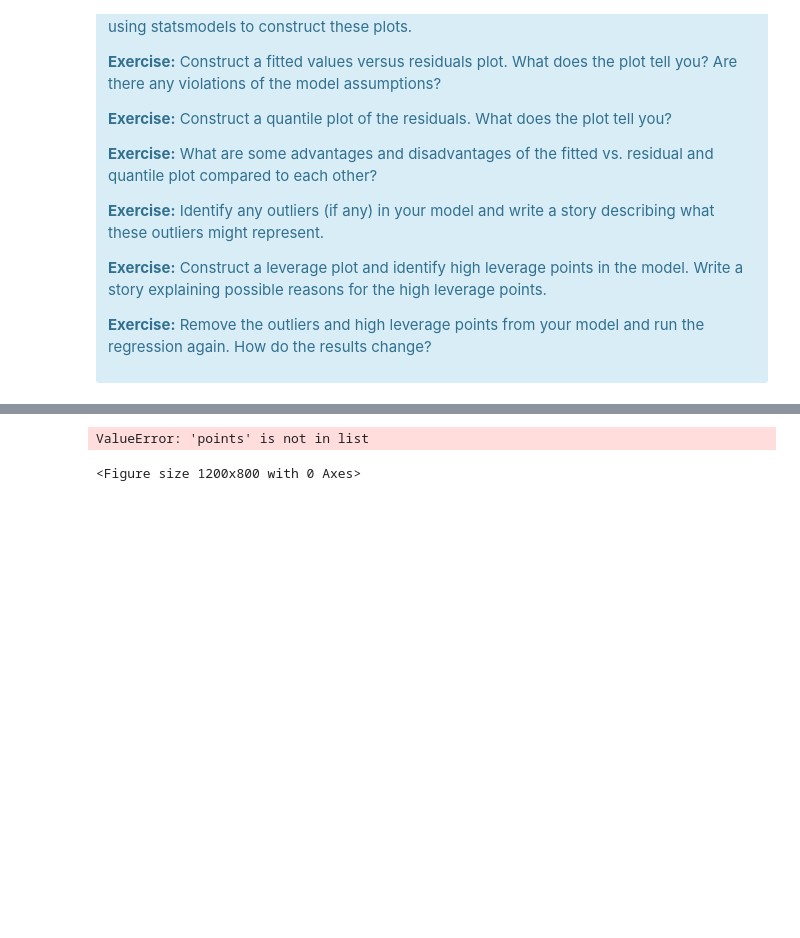
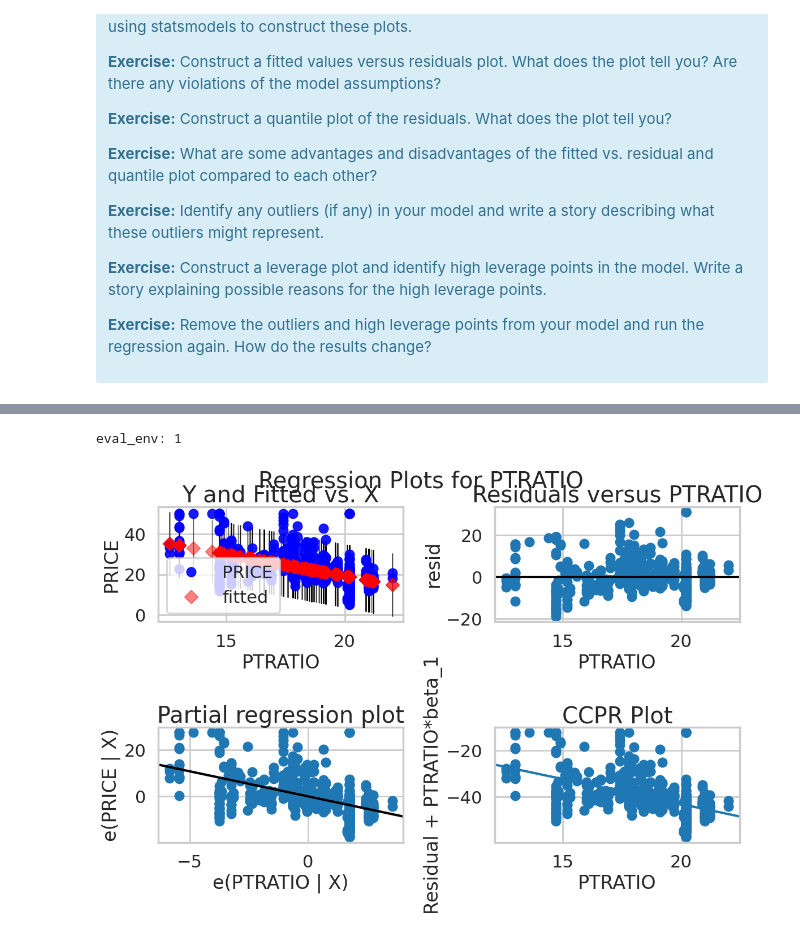
Before and after one commit to wclem/11.4.1-Linear-Regression, a Jupyter notebook: Mini_Project_Linear_Regression.ipynb, the cells around one changed output, grey strips where cells are left out. Cells and saved outputs as stored; diff of their text form; code cells hidden in the pictures; blank space fills up the shorter version.

```diff
--- a/Mini_Project_Linear_Regression.ipynb
+++ b/Mini_Project_Linear_Regression.ipynb
@@ -748,12 +766,12 @@ Notes:
 </div>
 # %%
 # your turn
-data = X[['PTRATIO', 'RM', 'CRIM']]
+
 #define response variable
 y = bos.PRICE
 
 #define predictor variables
-x = data
+x = X[['PTRATIO', 'RM', 'CRIM']]
 
 #add constant to predictor variables
 x = sm.add_constant(x)
@@ -809,3 +827,20 @@ where $L$ is the likelihood of the model. AIC is meaningless in the absolute sen
 
 <p><b>Exercise:</b> Find another variable (or two) to add to the model we built in Part 3. Compute the $F$-test comparing the two models as well as the AIC. Which model is better?</p>
 </div>
+# %%
+# your turn
+
+#define response variable
+y = bos.PRICE
+
+#define predictor variables
+x = X[['PTRATIO', 'RM', 'CRIM', 'RAD', 'TAX']]
+
+#add constant to predictor variables
+x = sm.add_constant(x)
+
+#fit linear regression model
+model = sm.OLS(y, x).fit()
+
+#view model summary
+print(model.summary())
@@ -858,3 +911,18 @@ There are some other issues that are important investigate with linear regressio
 
 <p><b>Exercise:</b> Remove the outliers and high leverage points from your model and run the regression again. How do the results change?</p>
 </div>
+# %%
+# This is the reduced model
+import statsmodels.api as sm
+import matplotlib.pyplot as plt
+# defining the variables
+x = data
+y = bos.PRICE
+
+# adding the constant term
+x = sm.add_constant(x)
+
+# performing the regression
+# and fitting the model
+model = sm.OLS(y, x).fit()
+print(model.summary())
@@ -861,9 +947,9 @@ There are some other issues that are important investigate with linear regressio
 # %%
 #define figure size
 fig = plt.figure(figsize=(12,8))
 
 #produce regression plots
-fig = sm.graphics.plot_regress_exog(model, 'points', fig=fig)
+fig = sm.graphics.plot_regress_exog(model, 'PTRATIO', fig=fig)
 # %% [output]
-ValueError: 'points' is not in list
+eval_env: 1
-<Figure size 1200x800 with 0 Axes>
+[figure, added]
```
Also changed, not shown: parts of 11 cells of this notebook.
